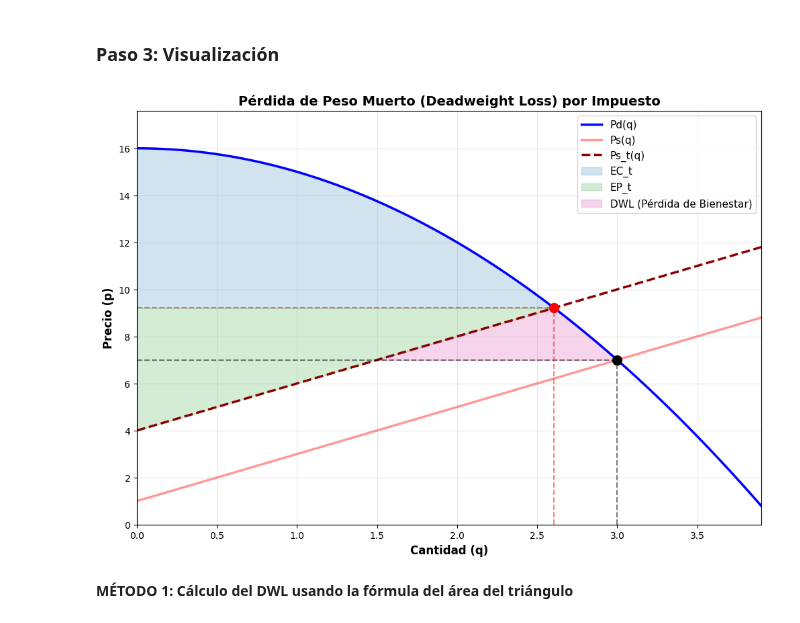
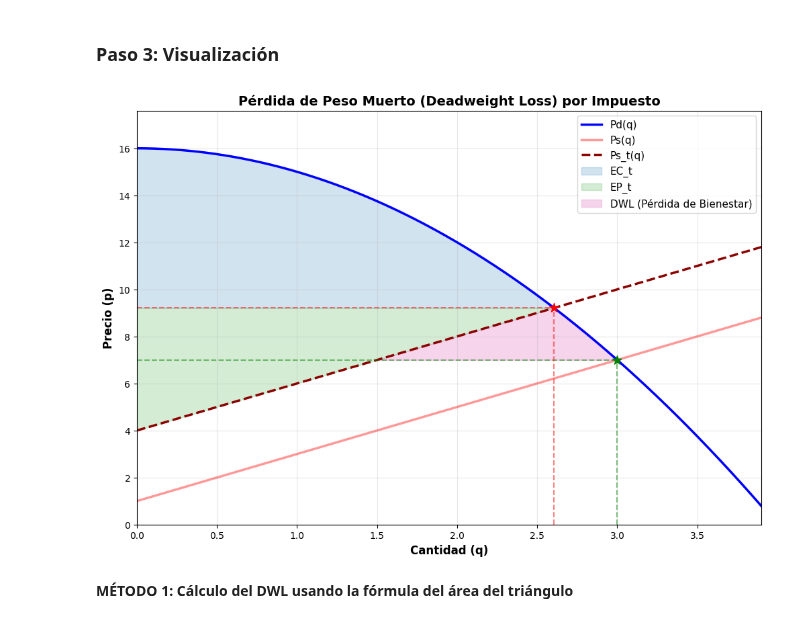
Before and after one commit to alexballera/laboratorio-datos-fce, a Jupyter notebook: 2do_parcial/sesiones/sesion_13_14_15_integrales/practicas/practicas_15.ipynb, the cells around one changed output. Cells and saved outputs as stored; diff of their text form; code cells hidden in the pictures.

```diff
--- a/2do_parcial/sesiones/sesion_13_14_15_integrales/practicas/practicas_15.ipynb
+++ b/2do_parcial/sesiones/sesion_13_14_15_integrales/practicas/practicas_15.ipynb
@@ -395,14 +393,14 @@ plt.plot(q_grid, Ps_num, label='Ps(q)', linewidth=2.5, color='red', alpha=0.4)
 plt.plot(q_grid, Ps_t_num, label='Ps_t(q)', linewidth=2.5, color='darkred', linestyle='--')
 
 # Equilibrio original
-plt.vlines(x=q_eq, ymin=0, ymax=p_eq, linestyles="--", color="black", alpha=0.5)
-plt.hlines(y=p_eq, xmin=0, xmax=q_eq, linestyles="--", color="black", alpha=0.5)
-plt.scatter([q_eq], [p_eq], c="black", s=100, zorder=5)
+plt.vlines(x=q_eq, ymin=0, ymax=p_eq, linestyles="--", color="green", alpha=0.5)
+plt.hlines(y=p_eq, xmin=0, xmax=q_eq, linestyles="--", color="green", alpha=0.5)
+plt.scatter([q_eq], [p_eq], c="green", s=100, zorder=5, marker="*")
 
 # Equilibrio con impuesto
 plt.vlines(x=q_eq_tax, ymin=0, ymax=p_eq_tax, linestyles="--", color="red", alpha=0.5)
 plt.hlines(y=p_eq_tax, xmin=0, xmax=q_eq_tax, linestyles="--", color="red", alpha=0.5)
-plt.scatter([q_eq_tax], [p_eq_tax], c="red", s=100, zorder=5)
+plt.scatter([q_eq_tax], [p_eq_tax], c="r", s=100, zorder=5, marker="*")
 
 # Condición para áreas hasta el nuevo equilibrio
 condicion_ec_t = (q_grid <= float(q_eq_tax))
@@ -439,34 +437,34 @@ plt.fill_between(
     Pd_num,
     where=condition_mask_superior,
     alpha=0.3,
     label='DWL (Pérdida de Bienestar)',
     color="tab:pink"
 )
 
 # Pérdida de Peso Muerto (DWL) - Parte Inferior (izquierda)
 # Usar el valor real calculado donde la oferta con impuesto cruza p_eq
 condition_mask_inferior = ((q_grid >= float(Q_s_tax.subs({t: 3, p: p_eq}))) & (q_grid <= float(q_eq_tax))).tolist()
 
 plt.fill_between(
     q_grid,
     float(p_eq),
     Ps_t_num,
     where=condition_mask_inferior,
     alpha=0.3,
     color="tab:pink"
 )
 
 plt.title('Pérdida de Peso Muerto (Deadweight Loss) por Impuesto',
          fontsize=14, fontweight='bold')
 plt.xlabel('Cantidad (q)', fontsize=12, fontweight='bold')
 plt.ylabel('Precio (p)', fontsize=12, fontweight='bold')
 plt.legend(fontsize=11, loc='best')
 plt.grid(True, alpha=0.3)
 plt.xlim(0, float(q_eq) * 1.3)
 plt.ylim(0, max(Pd_num) * 1.1)
 plt.show()
 # %% [output]
-[figure, old version]
+[figure, new version]
 # %% [markdown]
 **MÉTODO 1: Cálculo del DWL usando la fórmula del área del triángulo**
 # %%
```
Also changed, not shown: parts of 6 cells of this notebook.
